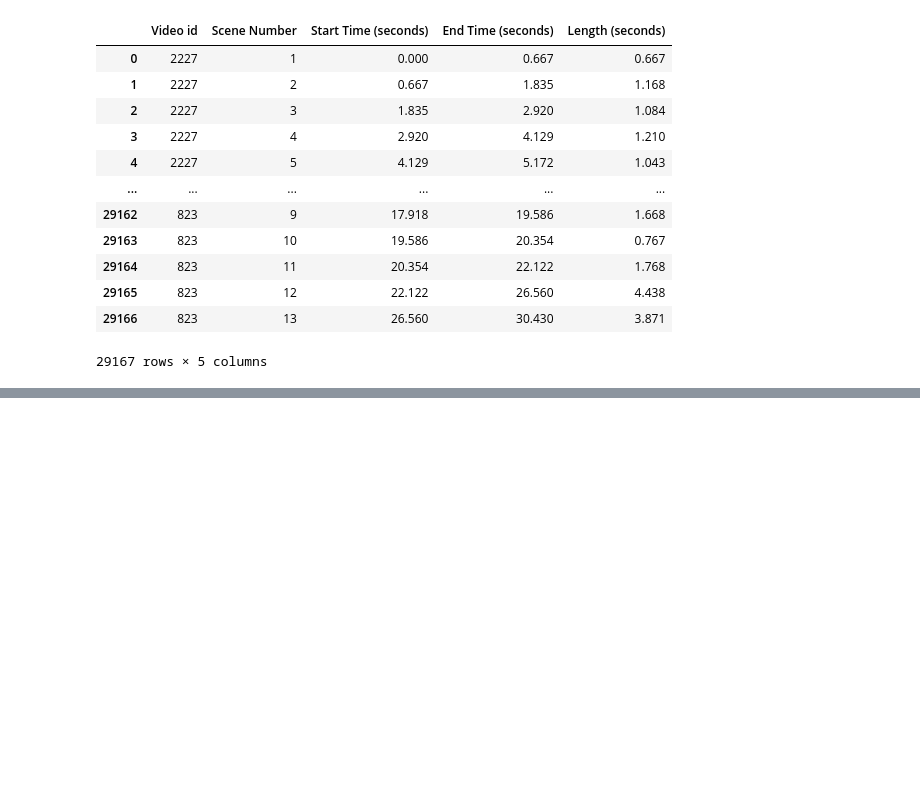
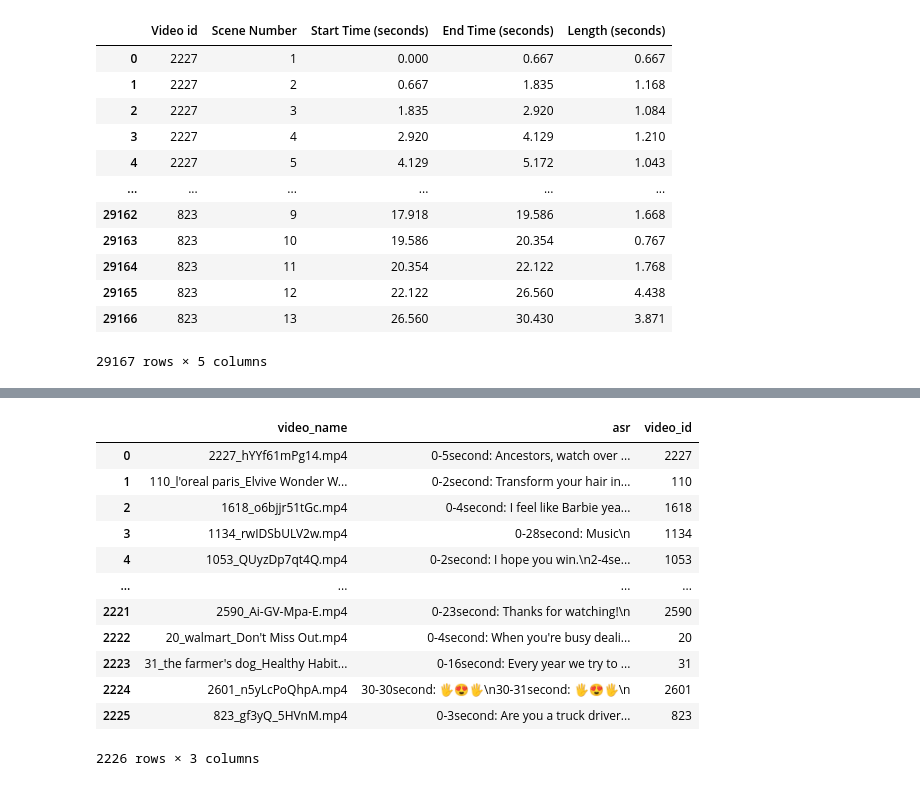
Before and after one commit to someshsingh22/vid-behaviour, a Jupyter notebook: drep.ipynb, the cells around one changed output, grey strips where cells are left out. Cells and saved outputs as stored; diff of their text form; code cells hidden in the pictures; blank space fills up the shorter version.

```diff
--- a/drep.ipynb
+++ b/drep.ipynb
@@ -143,0 +162,4 @@ scenes
+# %%
+asr= pd.read_csv('/home/harini/features/asr.csv',header=None)
+# %%
+asr.columns=['video_name','asr']
@@ -143,0 +182,3 @@ scenes
+# %%
+asr['video_id']= asr['video_name'].str.split('_').str[0]
+asr['video_id']= asr['video_id'].astype(int)
@@ -143,0 +250,16 @@ scenes
+# %%
+asr
+# %% [output]
+|  | video_name | asr | video_id |
+| 0 | 2227_hYYf61mPg14.mp4 | 0-5second: Ancestors, watch over ... | 2227 |
+| 1 | 110_l'oreal paris_Elvive Wonder W... | 0-2second: Transform your hair in... | 110 |
+| 2 | 1618_o6bjjr51tGc.mp4 | 0-4second: I feel like Barbie yea... | 1618 |
+| 3 | 1134_rwIDSbULV2w.mp4 | 0-28second: Music\n | 1134 |
+| 4 | 1053_QUyzDp7qt4Q.mp4 | 0-2second: I hope you win.\n2-4se... | 1053 |
+| ... | ... | ... | ... |
+| 2221 | 2590_Ai-GV-Mpa-E.mp4 | 0-23second: Thanks for watching!\n | 2590 |
+| 2222 | 20_walmart_Don't Miss Out.mp4 | 0-4second: When you're busy deali... | 20 |
+| 2223 | 31_the farmer's dog_Healthy Habit... | 0-16second: Every year we try to ... | 31 |
+| 2224 | 2601_n5yLcPoQhpA.mp4 | 30-30second: 🖐😍🖐\n30-31second: 🖐😍🖐\n | 2601 |
+| 2225 | 823_gf3yQ_5HVnM.mp4 | 0-3second: Are you a truck driver... | 823 |
+2226 rows × 3 columns
```
Also changed, not shown: parts of 22 cells of this notebook, 4 other files.
